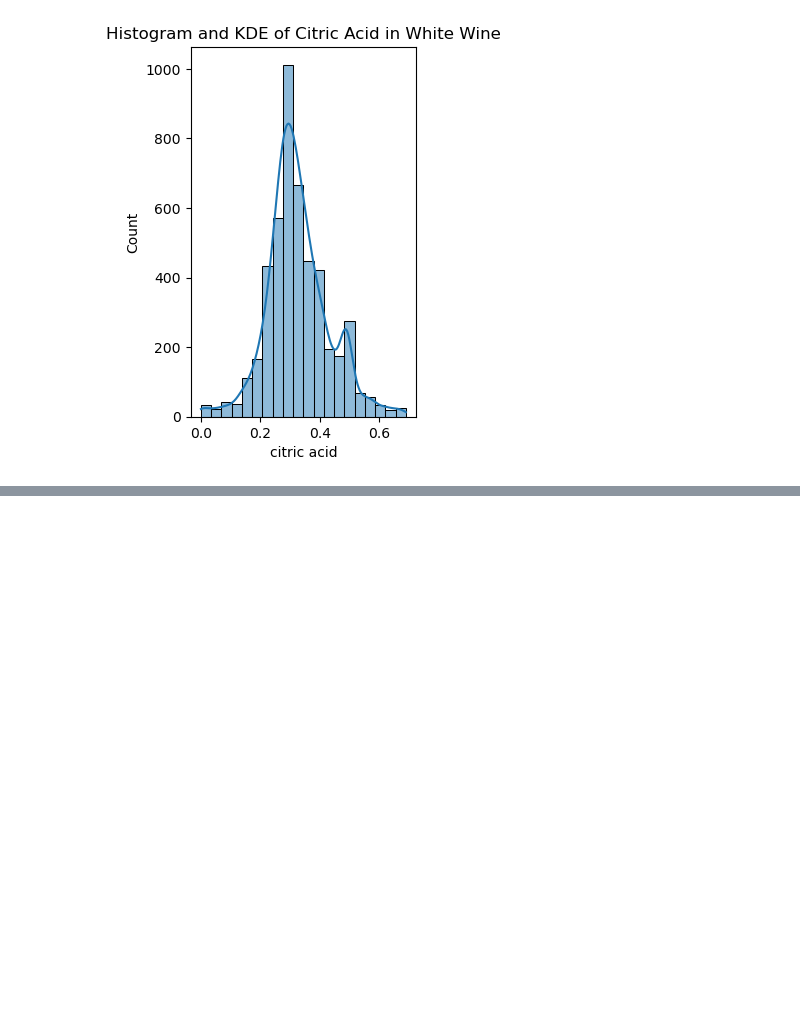
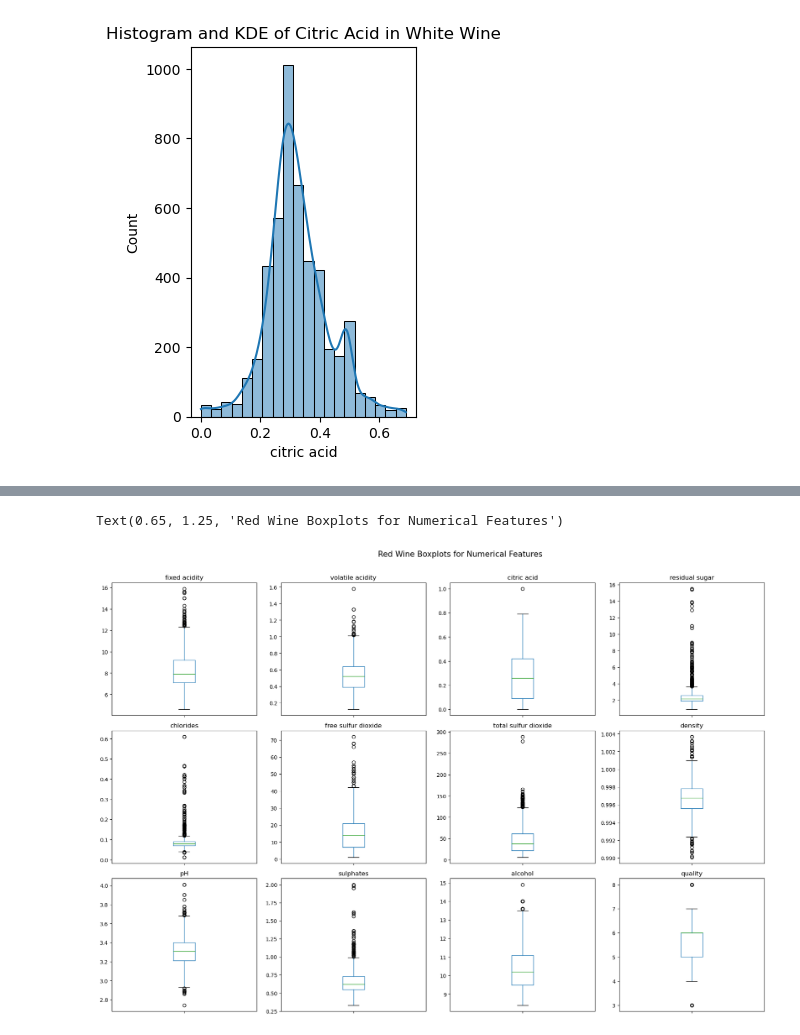
Before and after one commit to Paul-Sabin/BlueBerry-Winery, a Jupyter notebook: EDA_wine.ipynb, the cells around one changed output, grey strips where cells are left out. Saved outputs shown, nothing was run; the diff lists cells and outputs as text; code cells hidden in the pictures; blank space fills up the shorter version.

```diff
--- a/EDA_wine.ipynb
+++ b/EDA_wine.ipynb
@@ -410,0 +435,32 @@ plt.show()
+# %%
+# Define the columns you want to plot
+columns_to_plot = [
+    'fixed acidity', 'volatile acidity', 'citric acid', 'residual sugar',
+    'chlorides', 'free sulfur dioxide', 'total sulfur dioxide',
+    'density', 'pH', 'sulphates', 'alcohol', 'quality'
+]
+
+# Create subplots
+fig, axes = plt.subplots(nrows=n_rows, ncols=n_cols, figsize=(15, 10))
+
+# Flatten the axes for easy iteration
+axes = axes.flatten()
+
+# Remove any extra subplots
+for i in range(len(columns_to_plot), n_rows * n_cols):
+    fig.delaxes(axes[i])
+
+# Create boxplot for each specified column
+for i, col in enumerate(columns_to_plot):
+    red_wine.boxplot(column=col, ax=axes[i], grid=False)
+    axes[i].set_title(col, fontsize=12)
+    axes[i].set_xticklabels('')
+
+# Customize layout
+plt.tight_layout(rect=(0, 0, 1.2, 1.2))
+
+# Add a super title
+plt.suptitle('Red Wine Boxplots for Numerical Features', x=0.65, y=1.25, fontsize=15)
+# %% [output]
+Text(0.65, 1.25, 'Red Wine Boxplots for Numerical Features')
+[figure, added]
```
Also changed, not shown: parts of 7 cells of this notebook, 1 other file.
